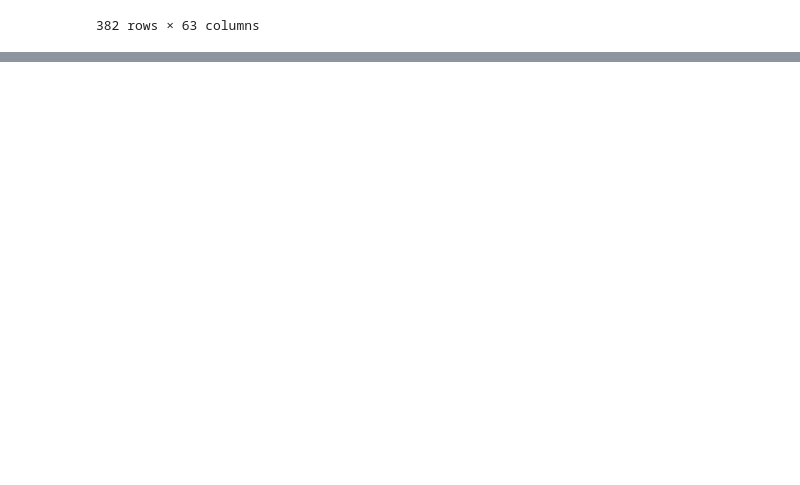
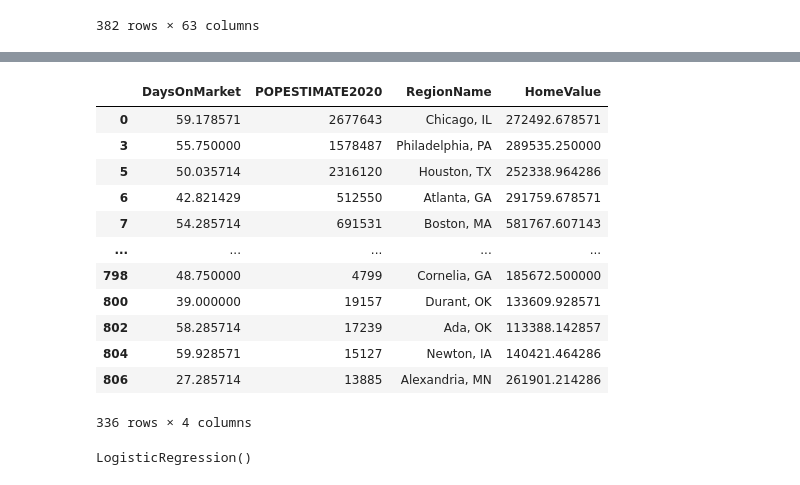
Before and after one commit to namatagb/project-04-house-hunters, a Jupyter notebook: HomeVal&DaysonMark/codetocreatedaysonmarket.ipynb, the cells around one changed output, grey strips where cells are left out. Cells and saved outputs as stored; diff of their text form; code cells hidden in the pictures; blank space fills up the shorter version.

```diff
--- a/HomeVal&DaysonMark/codetocreatedaysonmarket.ipynb
+++ b/HomeVal&DaysonMark/codetocreatedaysonmarket.ipynb
@@ -183,0 +243,20 @@ mergedaysandvalue
+# %%
+finaldf = mergepopandzillowdf[["2020-NowAvgDays","POPESTIMATE2020","RegionName","2020-NowAvg"]].copy()
+# %%
+newfinaldf = finaldf.rename(columns={"2020-NowAvgDays": "DaysOnMarket", "2020-NowAvg": "HomeValue"})
+# %%
+newfinaldf
+# %% [output]
+|  | DaysOnMarket | POPESTIMATE2020 | RegionName | HomeValue |
+| 0 | 59.178571 | 2677643 | Chicago, IL | 272492.678571 |
+| 3 | 55.750000 | 1578487 | Philadelphia, PA | 289535.250000 |
+| 5 | 50.035714 | 2316120 | Houston, TX | 252338.964286 |
+| 6 | 42.821429 | 512550 | Atlanta, GA | 291759.678571 |
+| 7 | 54.285714 | 691531 | Boston, MA | 581767.607143 |
+| ... | ... | ... | ... | ... |
+| 798 | 48.750000 | 4799 | Cornelia, GA | 185672.500000 |
+| 800 | 39.000000 | 19157 | Durant, OK | 133609.928571 |
+| 802 | 58.285714 | 17239 | Ada, OK | 113388.142857 |
+| 804 | 59.928571 | 15127 | Newton, IA | 140421.464286 |
+| 806 | 27.285714 | 13885 | Alexandria, MN | 261901.214286 |
+336 rows × 4 columns
@@ -183,0 +272,7 @@ mergedaysandvalue
+# %%
+from sklearn.linear_model import LogisticRegression
+
+classifier = LogisticRegression()
+classifier
+# %% [output]
+LogisticRegression()
```
Also changed, not shown: parts of 13 cells of this notebook, 1 other file.
